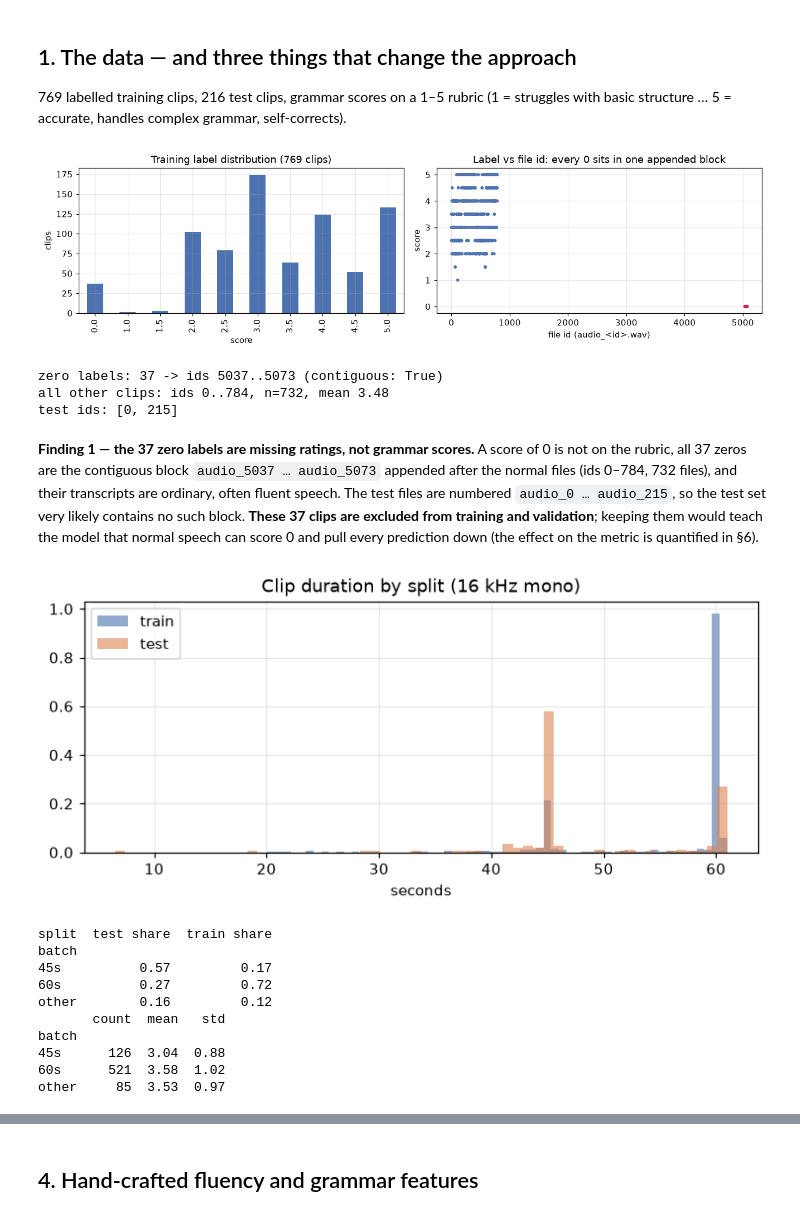
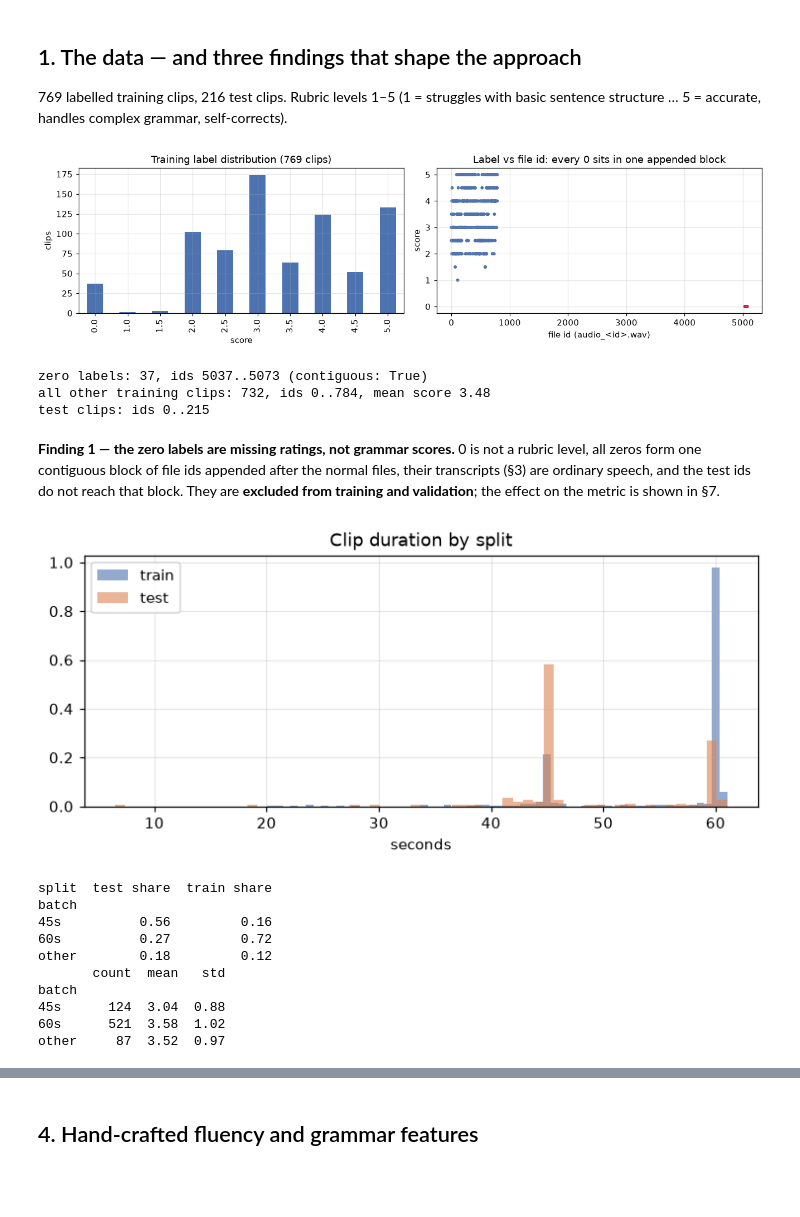
Before and after one commit to GaGaNRaJ2003/grammar-scorer, a Jupyter notebook: grammar_scoring_engine.ipynb, the cells around one changed output, grey strips where cells are left out. Drawn from its saved outputs; the diff is of its cells as text; code cells hidden in the pictures; blank space fills up the shorter version.

```diff
--- a/grammar_scoring_engine.ipynb
+++ b/grammar_scoring_engine.ipynb
@@ -34,54 +64,49 @@ def run(cmd):
 # %% [markdown]
-## 1. The data — and three things that change the approach
-
-769 labelled training clips, 216 test clips, grammar scores on a 1–5 rubric
-(1 = struggles with basic structure … 5 = accurate, handles complex grammar, self-corrects).
+## 1. The data — and three findings that shape the approach
+769 labelled training clips, 216 test clips. Rubric levels 1–5 (1 = struggles with basic sentence structure …
+5 = accurate, handles complex grammar, self-corrects).
 # %%
-lab = pd.read_csv(f"{DATA}/train.csv")
+lab = pd.read_csv(LABELS)
 lab["id"] = lab.filename.str.extract(r"(\d+)").astype(int)
 fig, ax = plt.subplots(1, 2, figsize=(12, 3.4))
 lab.label.value_counts().sort_index().plot.bar(ax=ax[0], color="#4C72B0")
-ax[0].set(title="Training label distribution (769 clips)", xlabel="score", ylabel="clips")
+ax[0].set(title=f"Training label distribution ({len(lab)} clips)", xlabel="score", ylabel="clips")
 ax[1].scatter(lab.id, lab.label, s=8, c=np.where(lab.label == 0, "crimson", "#4C72B0"))
 ax[1].set(title="Label vs file id: every 0 sits in one appended block", xlabel="file id (audio_<id>.wav)", ylabel="score")
 plt.tight_layout(); plt.show()
-zeros = lab[lab.label == 0]
-print(f"zero labels: {len(zeros)} -> ids {zeros.id.min()}..{zeros.id.max()} (contiguous: {zeros.id.max() - zeros.id.min() + 1 == len(zeros)})")
-print(f"all other clips: ids {lab[lab.label > 0].id.min()}..{lab[lab.label > 0].id.max()}, n={int((lab.label > 0).sum())}, mean {lab[lab.label > 0].label.mean():.2f}")
-print("test ids:", pd.read_csv(f"{DATA}/test.csv").filename.str.extract(r"(\d+)").astype(int)[0].agg(["min", "max"]).tolist())
+zeros, valid = lab[lab.label == 0], lab[lab.label > 0]
+test_ids = pd.read_csv(f"{DATA}/test.csv").filename.str.extract(r"(\d+)").astype(int)[0]
+print(f"zero labels: {len(zeros)}, ids {zeros.id.min()}..{zeros.id.max()} (contiguous: {zeros.id.max() - zeros.id.min() + 1 == len(zeros)})")
+print(f"all other training clips: {len(valid)}, ids {valid.id.min()}..{valid.id.max()}, mean score {valid.label.mean():.2f}")
+print(f"test clips: ids {test_ids.min()}..{test_ids.max()}")
 # %% [output]
 [figure]
-zero labels: 37 -> ids 5037..5073 (contiguous: True)
-all other clips: ids 0..784, n=732, mean 3.48
-test ids: [0, 215]
+zero labels: 37, ids 5037..5073 (contiguous: True)
+all other training clips: 732, ids 0..784, mean score 3.48
+test clips: ids 0..215
 # %% [markdown]
-**Finding 1 — the 37 zero labels are missing ratings, not grammar scores.** A score of 0 is not on the rubric, all 37
-zeros are the contiguous block `audio_5037 … audio_5073` appended after the normal files (ids 0–784, 732 files), and
-their transcripts are ordinary, often fluent speech. The test files are numbered `audio_0 … audio_215`, so the test set
-very likely contains no such block. **These 37 clips are excluded from training and validation**; keeping them would
-teach the model that normal speech can score 0 and pull every prediction down (the effect on the metric is
-quantified in §6).
+**Finding 1 — the zero labels are missing ratings, not grammar scores.** 0 is not a rubric level, all zeros form one
+contiguous block of file ids appended after the normal files, their transcripts (§3) are ordinary speech, and the test
+ids do not reach that block. They are **excluded from training and validation**; the effect on the metric is shown in §7.
 # %%
-info = pd.read_csv(f"{OUT}/audio_info.csv").rename(columns={"fn": "filename"})
-info["batch"] = np.select([info.dur.between(44, 46), info.dur > 59], ["45s", "60s"], "other")
+tx = pd.DataFrame([json.loads(l) for l in open(TRANSCRIPTS, encoding="utf-8")])   # ASR output (see §3) incl. duration
+tx["batch"] = S.batch_of(tx.duration)
 fig, ax = plt.subplots(figsize=(8, 3))
 for s, c in (("train", "#4C72B0"), ("test", "#DD8452")):
-    ax.hist(info[info.split == s].dur, bins=60, alpha=.6, density=True, label=s, color=c)
-ax.set(title="Clip duration by split (16 kHz mono)", xlabel="seconds"); ax.legend(); plt.show()
-t = info[info.split == "train"].merge(lab[lab.label > 0], on="filename")
-share = pd.crosstab(info.batch, info.split, normalize="columns").round(2)
-print(share.rename(columns={"train": "train share", "test": "test share"}))
-print(t.groupby("batch").label.agg(["count", "mean", "std"]).round(2))
+    ax.hist(tx[tx.split == s].duration, bins=60, alpha=.6, density=True, label=s, color=c)
+ax.set(title="Clip duration by split", xlabel="seconds"); ax.legend(); plt.show()
+print(pd.crosstab(tx.batch, tx.split, normalize="columns").round(2).rename(columns=lambda c: f"{c} share"))
+print(tx[tx.split == "train"].merge(valid, on="filename").groupby("batch").label.agg(["count", "mean", "std"]).round(2))
 # %% [output]
-[figure, old version]
+[figure, new version]
 split  test share  train share
 batch
-45s          0.57         0.17
+45s          0.56         0.16
 60s          0.27         0.72
-other        0.16         0.12
+other        0.18         0.12
        count  mean   std
 batch
-45s      126  3.04  0.88
+45s      124  3.04  0.88
 60s      521  3.58  1.02
-other     85  3.53  0.97
+other     87  3.52  0.97
 # %% [markdown]
```
Also changed, not shown: parts of 49 cells of this notebook, 14 other files.
